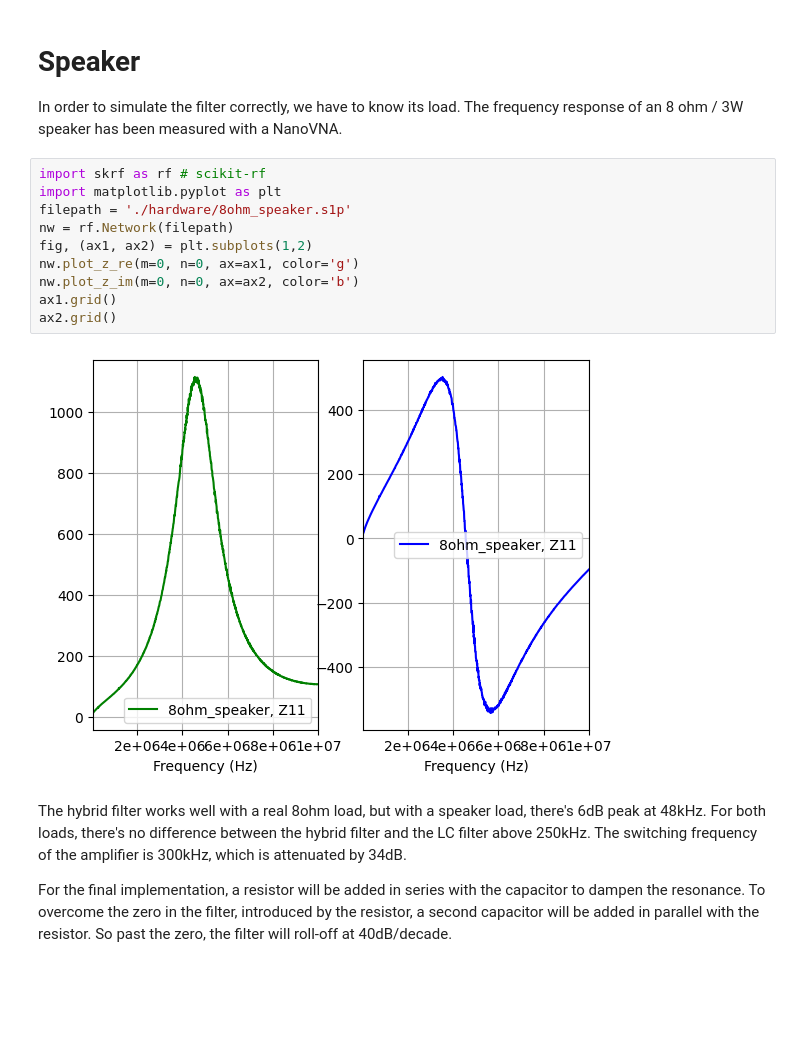
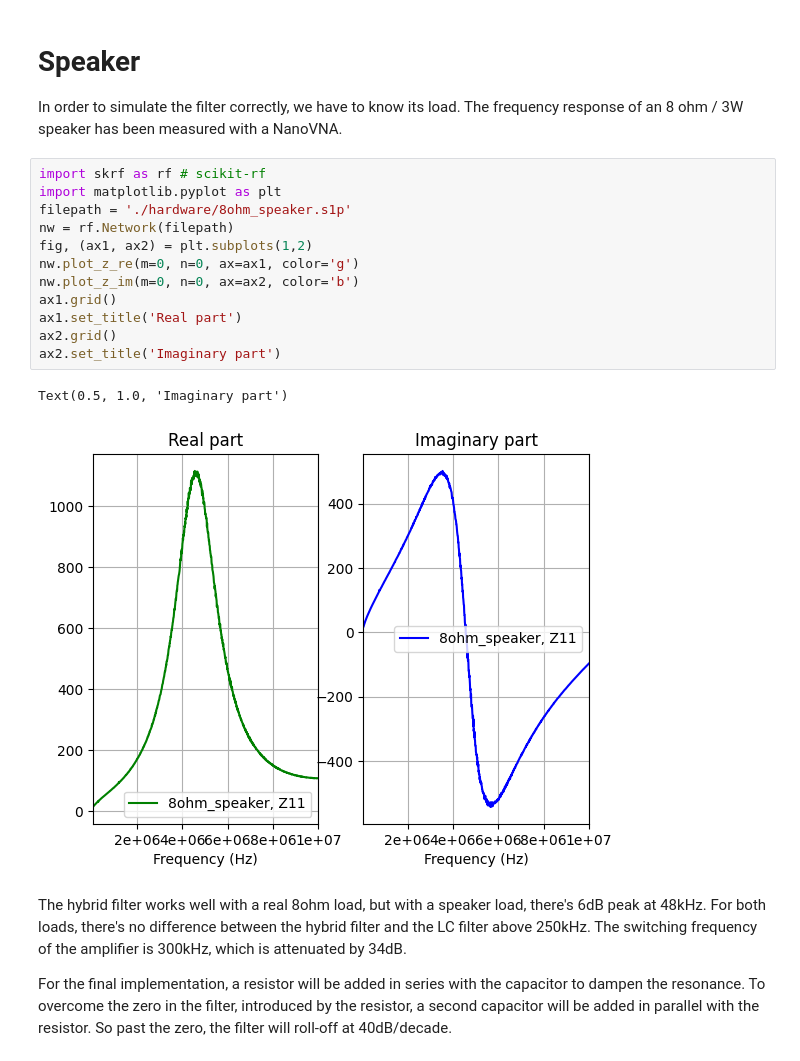
Before and after one commit to LieBtrau/esp32-web-radio, a Jupyter notebook: TechDoc.ipynb, the cells around one changed output. Drawn from its saved outputs; the diff is of its cells as text; blank space fills up the shorter version.

```diff
--- a/TechDoc.ipynb
+++ b/TechDoc.ipynb
@@ -154,15 +171,18 @@ The frequency response of an 8 ohm / 3W speaker has been measured with a NanoVNA
 # %%
 import skrf as rf # scikit-rf
 import matplotlib.pyplot as plt
 filepath = './hardware/8ohm_speaker.s1p'
 nw = rf.Network(filepath)
 fig, (ax1, ax2) = plt.subplots(1,2)
 nw.plot_z_re(m=0, n=0, ax=ax1, color='g')
 nw.plot_z_im(m=0, n=0, ax=ax2, color='b')
 ax1.grid()
+ax1.set_title('Real part')
 ax2.grid()
+ax2.set_title('Imaginary part')
 # %% [output]
+Text(0.5, 1.0, 'Imaginary part')
-[figure, old version]
+[figure, new version]
 # %% [markdown]
 The hybrid filter works well with a real 8ohm load, but with a speaker load, there's 6dB peak at 48kHz.  For both loads, there's no difference between the hybrid filter and the LC filter above 250kHz.
 The switching frequency of the amplifier is 300kHz, which is attenuated by 34dB.
```
Also changed, not shown: parts of 1 cell of this notebook, 10 other files.
